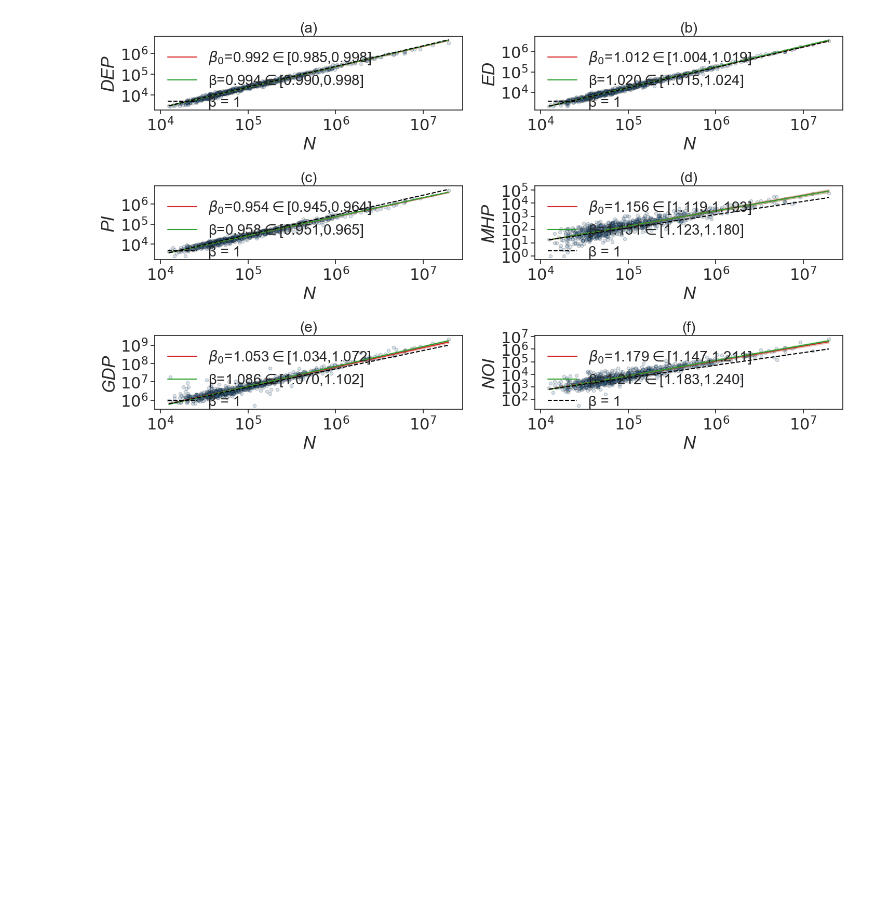
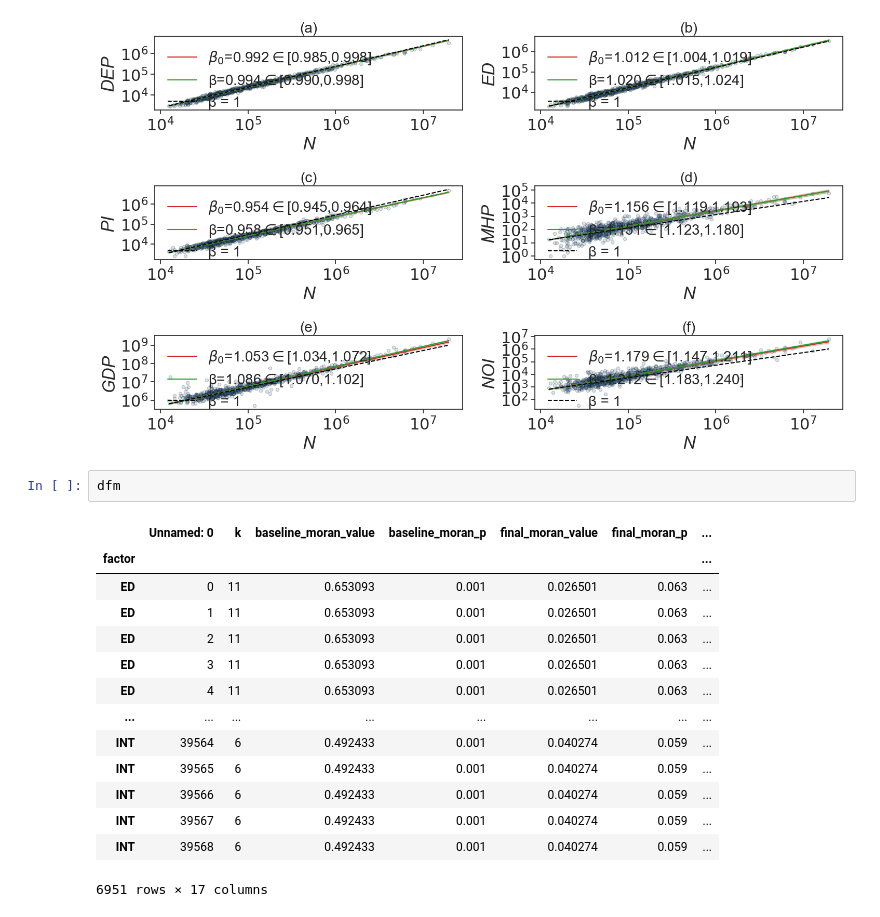
Before and after one commit to ljyyyy120/Captone_depression, a Jupyter notebook: 04_visualization/scaling.ipynb, the cells around one changed output. Saved outputs shown, nothing was run; the diff lists cells and outputs as text; blank space fills up the shorter version.

```diff
--- a/04_visualization/scaling.ipynb
+++ b/04_visualization/scaling.ipynb
@@ -141,3 +141,20 @@ plt.tight_layout()
 plt.show()
 # %% [output]
 [figure]
+# %%
+dfm
+# %% [output]
+|  | Unnamed: 0 | k | baseline_moran_value | baseline_moran_p | final_moran_value | final_moran_p | ... |
+| factor |  |  |  |  |  |  | ... |
+| ED | 0 | 11 | 0.653093 | 0.001 | 0.026501 | 0.063 | ... |
+| ED | 1 | 11 | 0.653093 | 0.001 | 0.026501 | 0.063 | ... |
+| ED | 2 | 11 | 0.653093 | 0.001 | 0.026501 | 0.063 | ... |
+| ED | 3 | 11 | 0.653093 | 0.001 | 0.026501 | 0.063 | ... |
+| ED | 4 | 11 | 0.653093 | 0.001 | 0.026501 | 0.063 | ... |
+| ... | ... | ... | ... | ... | ... | ... | ... |
+| INT | 39564 | 6 | 0.492433 | 0.001 | 0.040274 | 0.059 | ... |
+| INT | 39565 | 6 | 0.492433 | 0.001 | 0.040274 | 0.059 | ... |
+| INT | 39566 | 6 | 0.492433 | 0.001 | 0.040274 | 0.059 | ... |
+| INT | 39567 | 6 | 0.492433 | 0.001 | 0.040274 | 0.059 | ... |
+| INT | 39568 | 6 | 0.492433 | 0.001 | 0.040274 | 0.059 | ... |
+6951 rows × 17 columns
```
Also changed, not shown: parts of 3 cells of this notebook, 29 other files.
